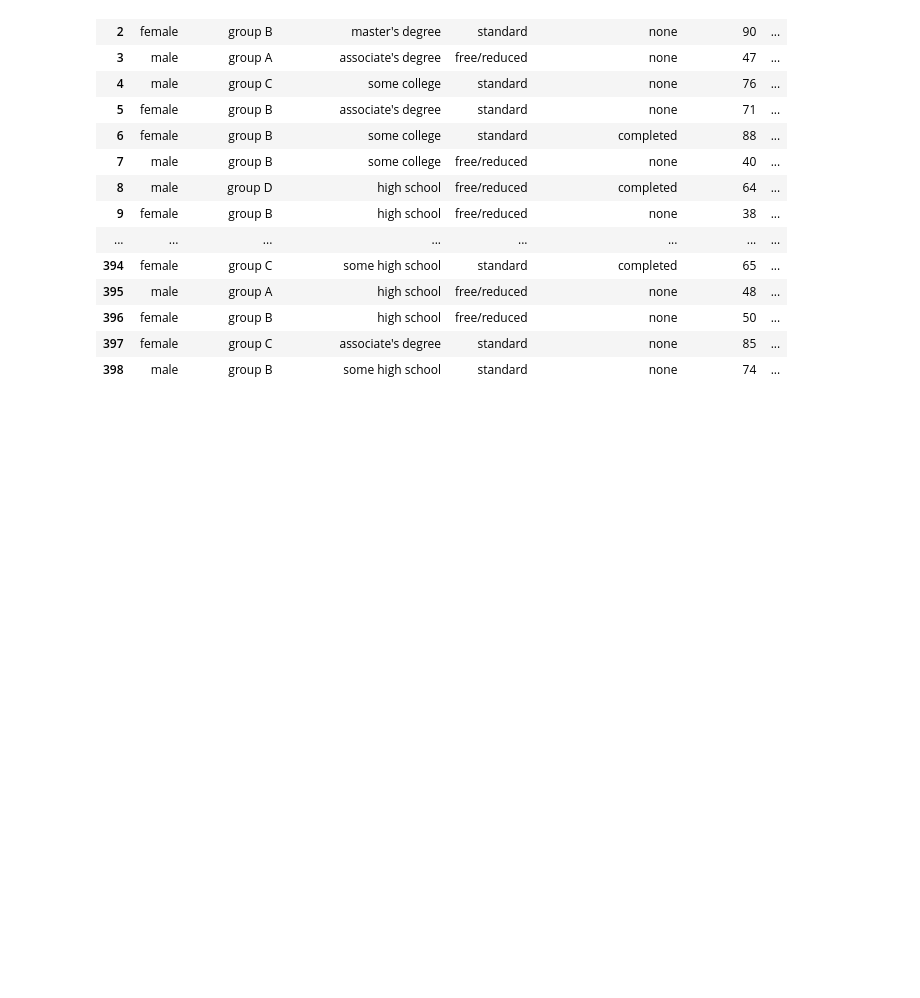
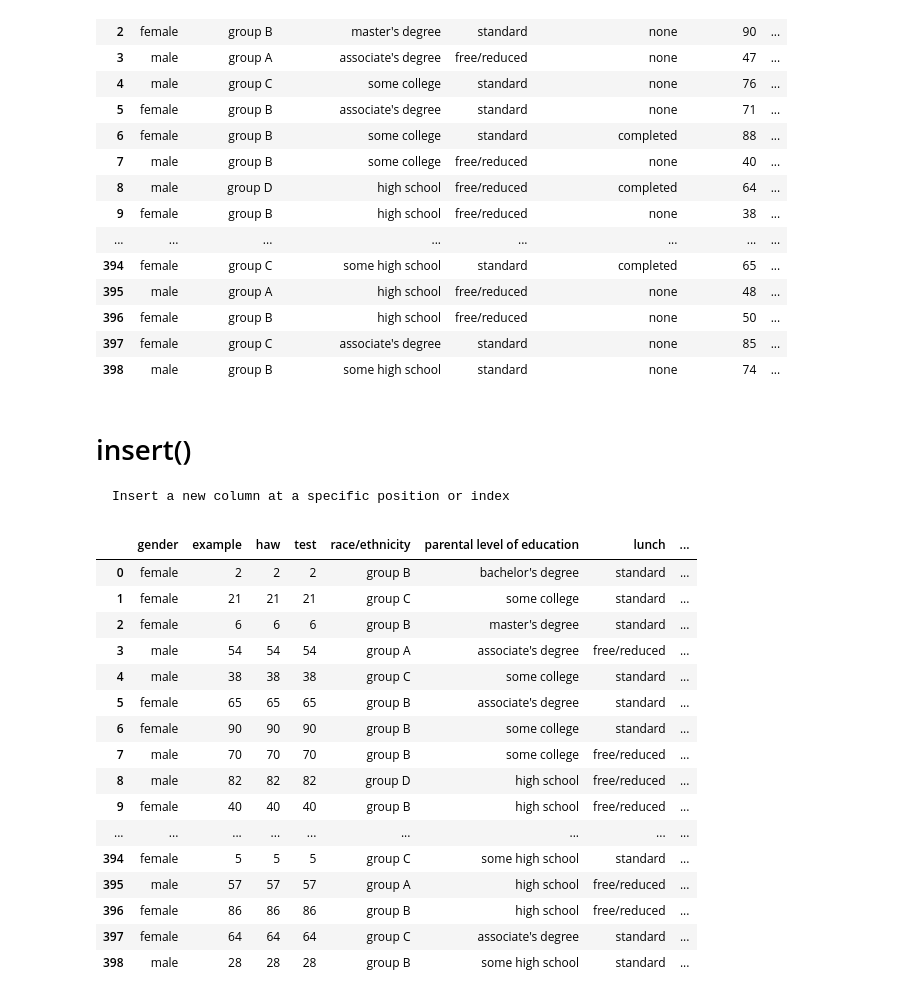
Before and after one commit to bishanbhandari/Data-Science, a Jupyter notebook: pandas.ipynb, the cells around one changed output. Cells and saved outputs as stored; diff of their text form; code cells hidden in the pictures; blank space fills up the shorter version.

```diff
--- a/pandas.ipynb
+++ b/pandas.ipynb
@@ -297,3 +297,29 @@ df_exam.assign(score1=series1,score2=series2)
 | 396 | female | group B | high school | free/reduced | none | 50 | ... |
 | 397 | female | group C | associate's degree | standard | none | 85 | ... |
 | 398 | male | group B | some high school | standard | none | 74 | ... |
+# %% [markdown]
+# insert()
+    Insert a new column at a specific position or index
+# %%
+#using index() to add a column at a specific position
+df_exam.insert(1,'example',series1)
+# %%
+df_exam
+# %% [output]
+|  | gender | example | haw | test | race/ethnicity | parental level of education | lunch | ... |
+| 0 | female | 2 | 2 | 2 | group B | bachelor's degree | standard | ... |
+| 1 | female | 21 | 21 | 21 | group C | some college | standard | ... |
+| 2 | female | 6 | 6 | 6 | group B | master's degree | standard | ... |
+| 3 | male | 54 | 54 | 54 | group A | associate's degree | free/reduced | ... |
+| 4 | male | 38 | 38 | 38 | group C | some college | standard | ... |
+| 5 | female | 65 | 65 | 65 | group B | associate's degree | standard | ... |
+| 6 | female | 90 | 90 | 90 | group B | some college | standard | ... |
+| 7 | male | 70 | 70 | 70 | group B | some college | free/reduced | ... |
+| 8 | male | 82 | 82 | 82 | group D | high school | free/reduced | ... |
+| 9 | female | 40 | 40 | 40 | group B | high school | free/reduced | ... |
+| ... | ... | ... | ... | ... | ... | ... | ... | ... |
+| 394 | female | 5 | 5 | 5 | group C | some high school | standard | ... |
+| 395 | male | 57 | 57 | 57 | group A | high school | free/reduced | ... |
+| 396 | female | 86 | 86 | 86 | group B | high school | free/reduced | ... |
+| 397 | female | 64 | 64 | 64 | group C | associate's degree | standard | ... |
+| 398 | male | 28 | 28 | 28 | group B | some high school | standard | ... |
```
